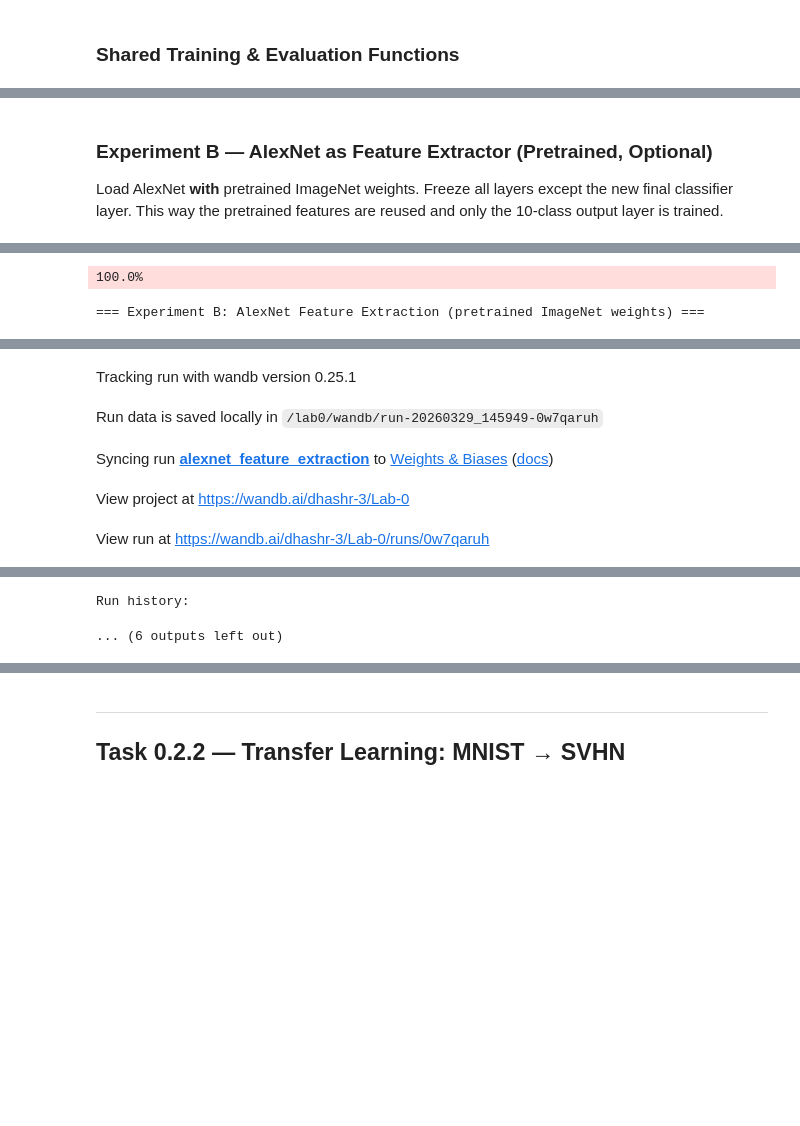
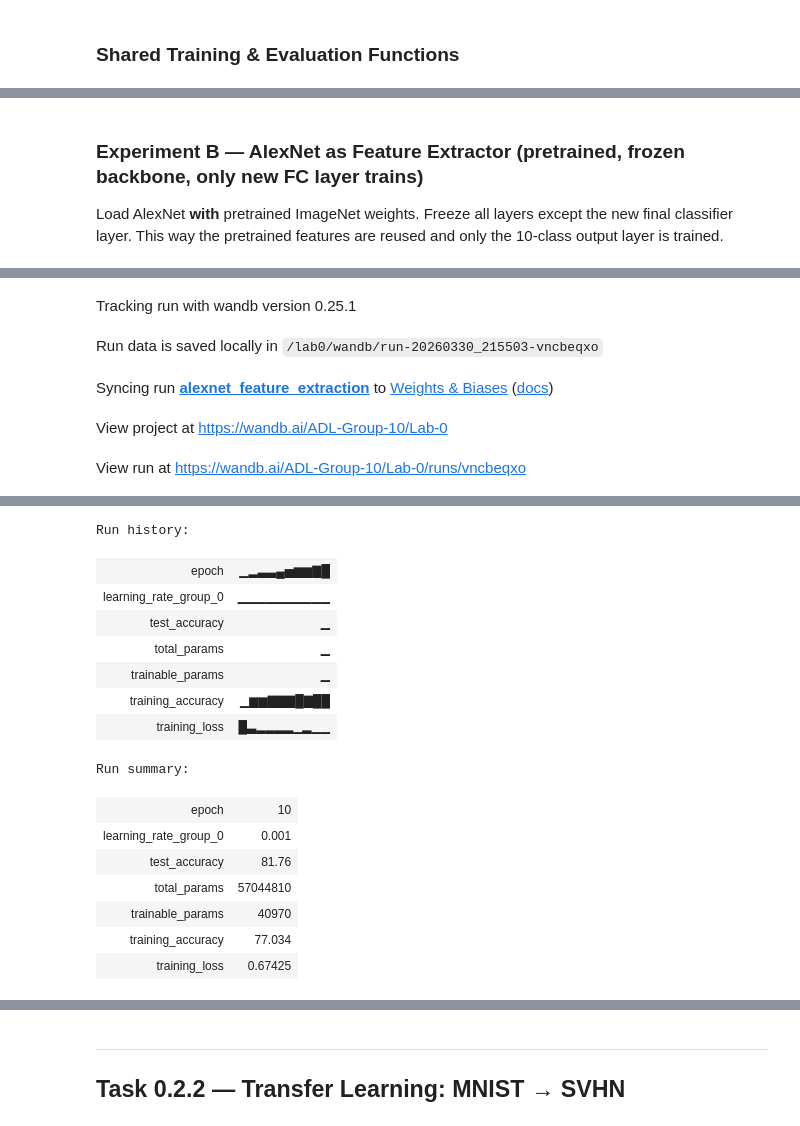
Before and after one commit to ADL-Group-10/lab0, a Jupyter notebook: 02_transfer_learning.ipynb, the cells around one changed output, grey strips where cells are left out. Saved outputs shown, nothing was run; the diff lists cells and outputs as text; code cells hidden in the pictures; blank space fills up the shorter version.

```diff
--- a/02_transfer_learning.ipynb
+++ b/02_transfer_learning.ipynb
@@ -226,9 +310,20 @@ Wall time: 10.2 s
 # %% [markdown]
-### Experiment B — AlexNet as Feature Extractor (Pretrained, Optional)
+### Experiment B — AlexNet as Feature Extractor (pretrained, frozen backbone, only new FC layer trains)
 Load AlexNet **with** pretrained ImageNet weights. Freeze all layers except the new final classifier layer.
 This way the pretrained features are reused and only the 10-class output layer is trained.
 # %%
 %%time
+
+start_run('alexnet_feature_extraction', config={
+    "architecture": "AlexNet",
+    "mode": "feature_extraction",
+    "dataset": "CIFAR-10",
+    "pretrained": True,
+    "frozen_layers": "all except classifier[6]",
+    "optimizer": "Adam",
+    "learning_rate": "backbone=1e-5, classifier=1e-3",
+    "epochs": NUM_EPOCHS
+})
 
 # Load AlexNet WITH pretrained ImageNet weights
 alexnet_fe = models.alexnet(weights=models.AlexNet_Weights.IMAGENET1K_V1)
@@ -240,11 +335,13 @@ for param in alexnet_fe.parameters():
 # Replace + unfreeze only the final layer (10 classes for CIFAR-10)
 alexnet_fe.classifier[6] = nn.Linear(4096, 10)  # This new layer has requires_grad=True by default
 alexnet_fe = alexnet_fe.to(device)
+count_params(alexnet_fe)
 
 # Only pass the trainable parameters (the new final layer) to the optimizer
 optimizer_fe = optim.Adam(
     filter(lambda p: p.requires_grad, alexnet_fe.parameters()),
-    lr=0.0001
+    lr=1e-3,
+    weight_decay=5e-4
 )
 
 print('=== Experiment B: AlexNet Feature Extraction (pretrained ImageNet weights) ===')
@@ -253,16 +350,14 @@ alexnet_fe = train_model(
     optimizer=optimizer_fe,
     trainloader=cifar_trainloader,
     num_epochs=NUM_EPOCHS,
-    run_name='alexnet_feature_extraction',
-    config={
-        "architecture": "AlexNet",
-        "mode": "feature_extraction",
-        "dataset": "CIFAR-10",
-        "pretrained": True,
-        "frozen_layers": "all except classifier[6]",
-        "optimizer": "Adam",
-        "learning_rate": 0.0001,
-        "epochs": NUM_EPOCHS
-    }
+    run_name='alexnet_feature_extraction'
 )
+
+results['Experiment B (AlexNet Feature Extraction)'], _, _ = evaluate_model(
+    alexnet_fe, cifar_testloader, 'AlexNet Feature Extraction (Pretrained)'
+)
+wandb.log({"test_accuracy": results['Experiment B (AlexNet Feature Extraction)']})
+log_prediction_samples(alexnet_fe, cifar_testloader, 'exp_b_alexnet_fe')
+
+end_run()
 # %% [output]
@@ -270,8 +364,6 @@ Downloading: "https://download.pytorch.org/models/alexnet-owt-7be5be79.pth" to /
-100.0%
-=== Experiment B: AlexNet Feature Extraction (pretrained ImageNet weights) ===
 [interactive output not drawn]
 Tracking run with wandb version 0.25.1
-Run data is saved locally in /lab0/wandb/run-20260329_145949-0w7qaruh
+Run data is saved locally in /lab0/wandb/run-20260330_215503-vncbeqxo
 Syncing run alexnet_feature_extraction to Weights & Biases (docs)
-View project at https://wandb.ai/dhashr-3/Lab-0
+View project at https://wandb.ai/ADL-Group-10/Lab-0
-View run at https://wandb.ai/dhashr-3/Lab-0/runs/0w7qaruh
+View run at https://wandb.ai/ADL-Group-10/Lab-0/runs/vncbeqxo
@@ -277,0 +385,16 @@ View run at https://wandb.ai/dhashr-3/Lab-0/runs/0w7qaruh
+Run history:
+| epoch | ▁▂▃▃▄▅▆▆▇█ |
+| learning_rate_group_0 | ▁▁▁▁▁▁▁▁▁▁ |
+| test_accuracy | ▁ |
+| total_params | ▁ |
+| trainable_params | ▁ |
+| training_accuracy | ▁▆▆▇▇▇█▇██ |
+| training_loss | █▃▂▂▂▂▁▂▁▁ |
+Run summary:
+| epoch | 10 |
+| learning_rate_group_0 | 0.001 |
+| test_accuracy | 81.76 |
+| total_params | 57044810 |
+| trainable_params | 40970 |
+| training_accuracy | 77.034 |
+| training_loss | 0.67425 |
@@ -289,2 +401,0 @@ Epoch [10/10] | Loss: 0.5269 | Train Acc: 81.44%
-Run history:
-... (6 outputs left out)
```
Also changed, not shown: parts of 31 cells of this notebook.
